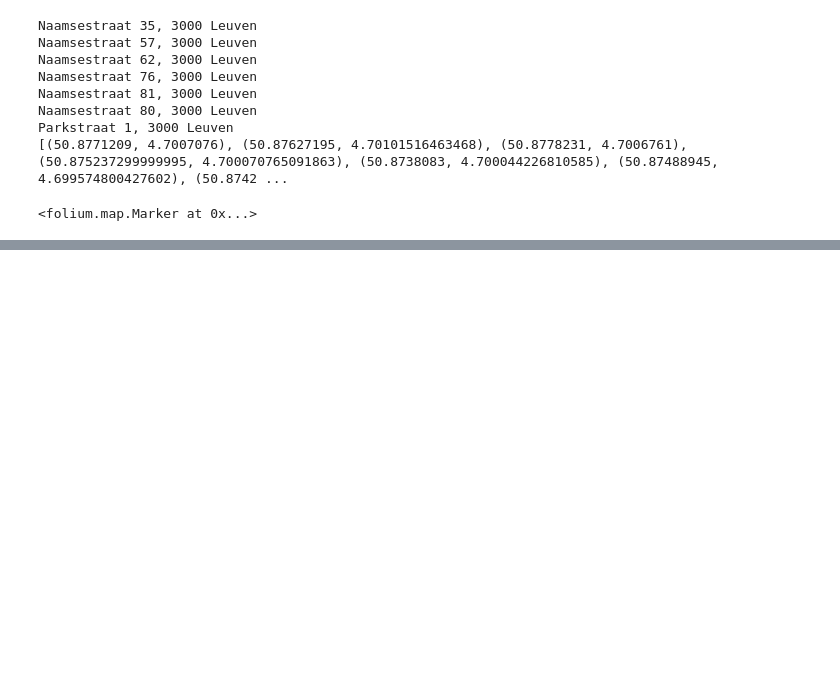
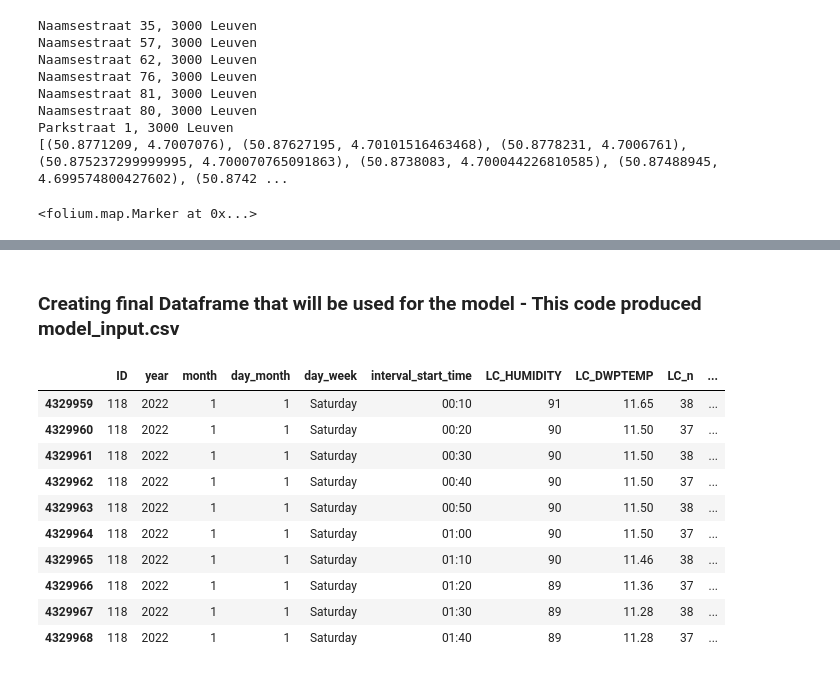
Before and after one commit to vavald/MDA_Switzerland, a Jupyter notebook: Valentin/Final_data_cleaning_valentin.ipynb, the cells around one changed output, grey strips where cells are left out. Cells and saved outputs as stored; diff of their text form; code cells hidden in the pictures; blank space fills up the shorter version.

Commit message:
final dataframe has been created for the model input

```diff
--- a/Valentin/Final_data_cleaning_valentin.ipynb
+++ b/Valentin/Final_data_cleaning_valentin.ipynb
@@ -134,0 +381,25 @@ m.save('EDA_weather/data/weather_data/sensors_map.html')
+# %% [markdown]
+### Creating final Dataframe that will be used for the model - This code produced model_input.csv
+# %%
+df_noise = pd.read_csv('EDA_weather/data/final_noise_data.csv')
+df_weather = pd.read_csv('EDA_weather/data/final_weather_data.csv')
+df_calvarie = pd.read_csv('EDA_weather/data/Telraam_Calvariekapel.csv')
+df_hears = pd.read_csv('EDA_weather/data/Telraam_His&Hears.csv')
+# df_weather only where ID = 118
+df_weather = df_weather[df_weather['ID'] == 118]
+# df_noise only where location = Calvariekapel or His & Hears
+df_noise = df_noise[(df_noise['location'] == 'Calvariekapel') | (df_noise['location'] == 'His & Hears')]
+# %%
+df_weather.head(10)
+# %% [output]
+|  | ID | year | month | day_month | day_week | interval_start_time | LC_HUMIDITY | LC_DWPTEMP | LC_n | ... |
+| 4329959 | 118 | 2022 | 1 | 1 | Saturday | 00:10 | 91 | 11.65 | 38 | ... |
+| 4329960 | 118 | 2022 | 1 | 1 | Saturday | 00:20 | 90 | 11.50 | 37 | ... |
+| 4329961 | 118 | 2022 | 1 | 1 | Saturday | 00:30 | 90 | 11.50 | 38 | ... |
+| 4329962 | 118 | 2022 | 1 | 1 | Saturday | 00:40 | 90 | 11.50 | 37 | ... |
+| 4329963 | 118 | 2022 | 1 | 1 | Saturday | 00:50 | 90 | 11.50 | 38 | ... |
+| 4329964 | 118 | 2022 | 1 | 1 | Saturday | 01:00 | 90 | 11.50 | 37 | ... |
+| 4329965 | 118 | 2022 | 1 | 1 | Saturday | 01:10 | 90 | 11.46 | 38 | ... |
+| 4329966 | 118 | 2022 | 1 | 1 | Saturday | 01:20 | 89 | 11.36 | 37 | ... |
+| 4329967 | 118 | 2022 | 1 | 1 | Saturday | 01:30 | 89 | 11.28 | 38 | ... |
+| 4329968 | 118 | 2022 | 1 | 1 | Saturday | 01:40 | 89 | 11.28 | 37 | ... |
```
Also changed, not shown: parts of 39 cells of this notebook.
